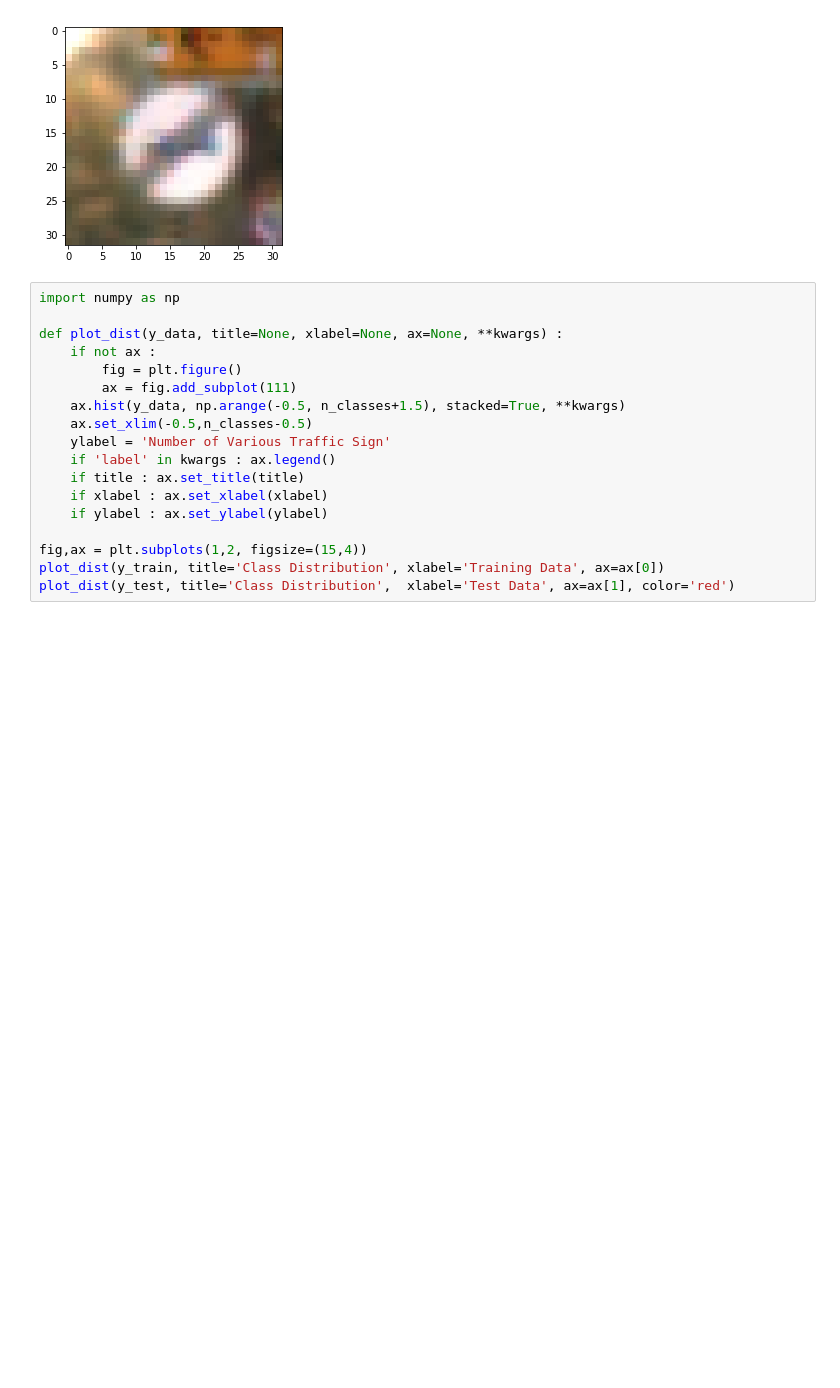
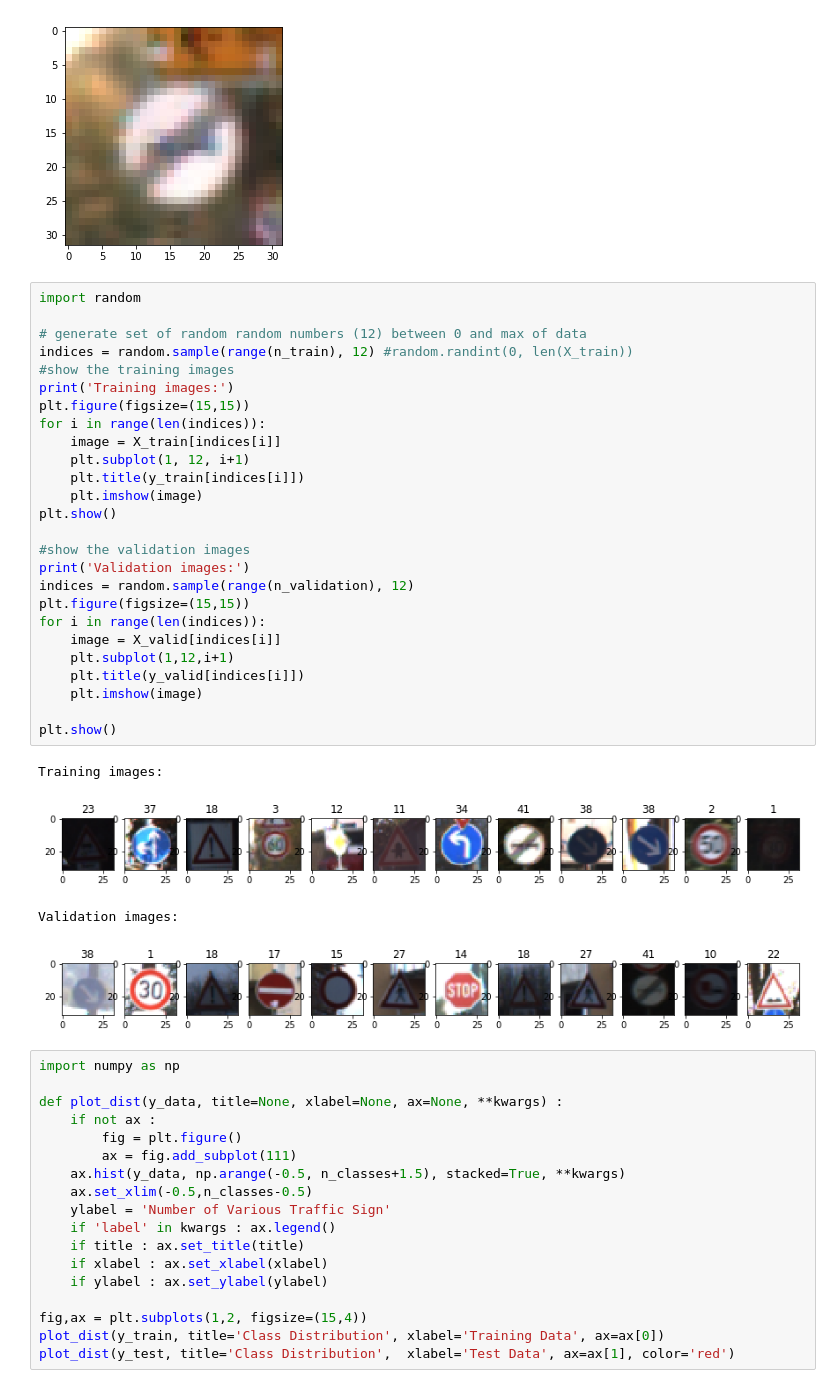
Before and after one commit to jeongwhanchoi/CarND-Traffic-Sign-Classifier, a Jupyter notebook: Traffic_Sign_Classifier.ipynb, the cells around one changed output. Cells and saved outputs as stored; diff of their text form; blank space fills up the shorter version.

```diff
--- a/Traffic_Sign_Classifier.ipynb
+++ b/Traffic_Sign_Classifier.ipynb
@@ -111,6 +115,37 @@ print ('<Traffic Sign>\n         {}'.format(sign_name))
 <Traffic Sign>
          End of no passing
 [figure]
+# %%
+import random
+
+# generate set of random random numbers (12) between 0 and max of data
+indices = random.sample(range(n_train), 12) #random.randint(0, len(X_train))
+#show the training images
+print('Training images:')
+plt.figure(figsize=(15,15))
+for i in range(len(indices)):
+    image = X_train[indices[i]]
+    plt.subplot(1, 12, i+1)
+    plt.title(y_train[indices[i]])
+    plt.imshow(image)
+plt.show()
+
+#show the validation images
+print('Validation images:')
+indices = random.sample(range(n_validation), 12)
+plt.figure(figsize=(15,15))
+for i in range(len(indices)):
+    image = X_valid[indices[i]]
+    plt.subplot(1,12,i+1)
+    plt.title(y_valid[indices[i]])
+    plt.imshow(image)
+
+plt.show()
+# %% [output]
+Training images:
+[figure, added]
+Validation images:
+[figure, added]
 # %%
 import numpy as np
 
```
Also changed, not shown: parts of 21 cells of this notebook.
